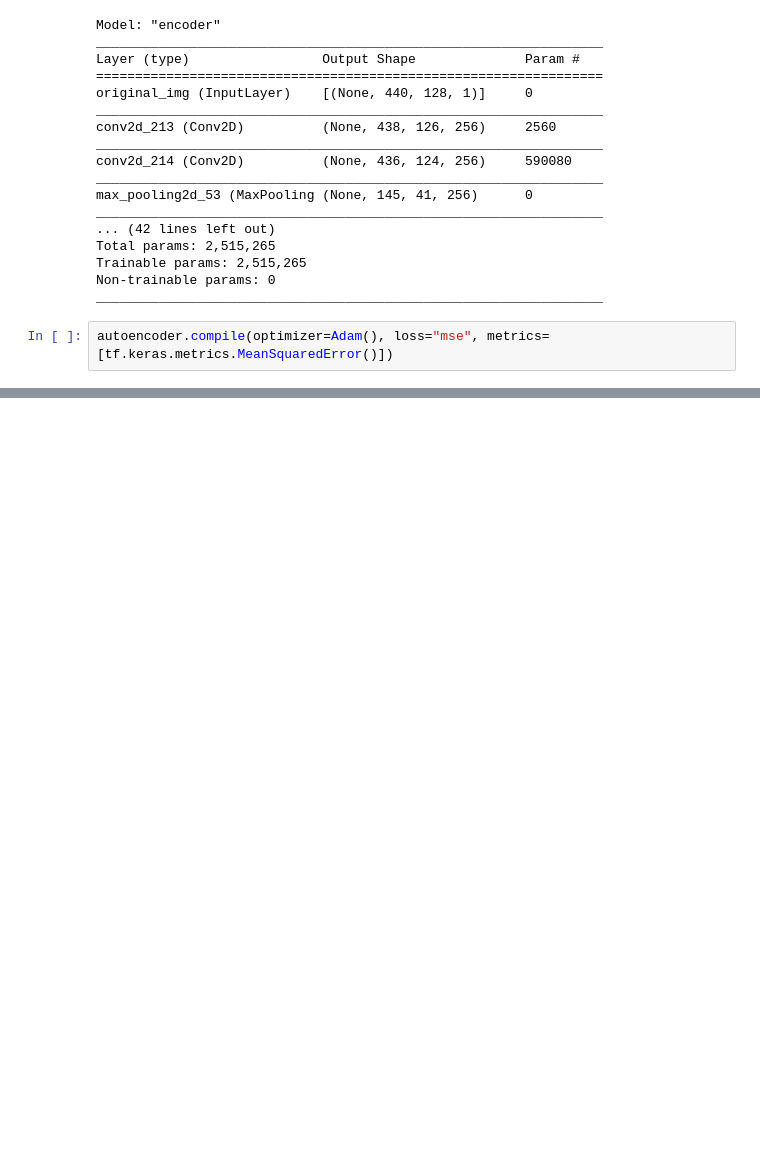
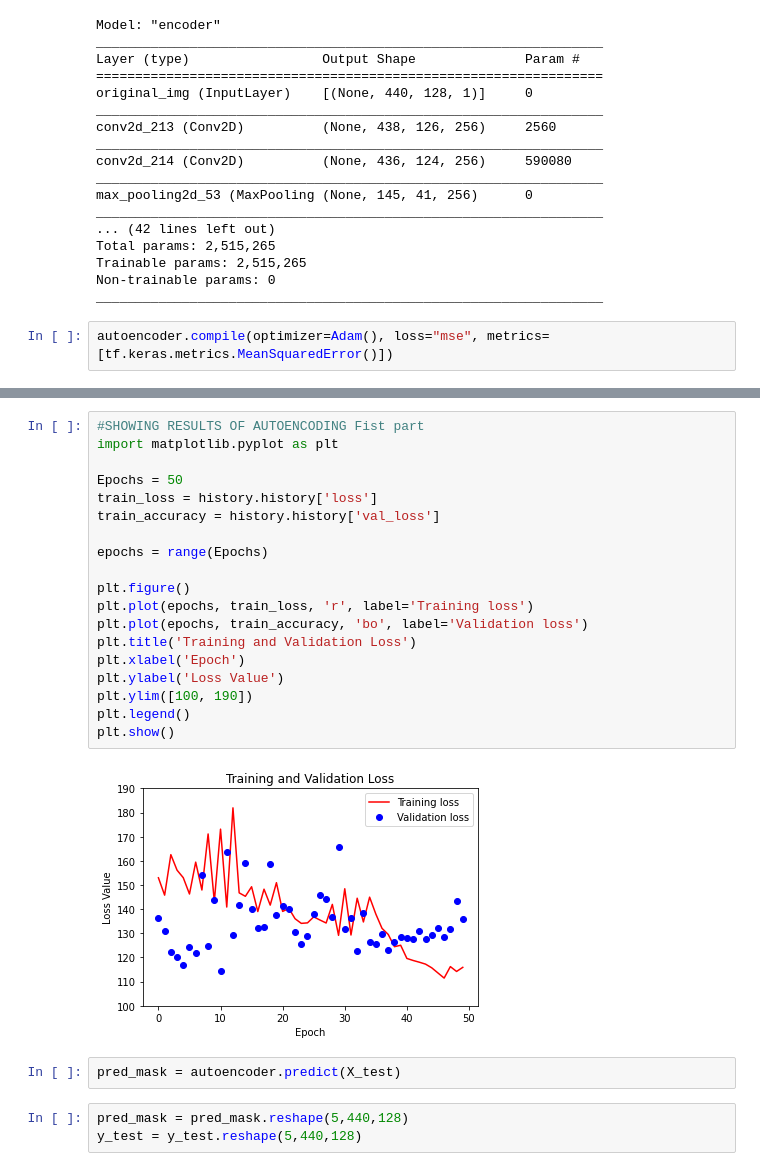
Before and after one commit to CSCCNY/final-project-recomposeclassics, a Jupyter notebook: Bethold_baseline_model.ipynb, the cells around one changed output, grey strips where cells are left out. Saved outputs shown, nothing was run; the diff lists cells and outputs as text; blank space fills up the shorter version.

```diff
--- a/Bethold_baseline_model.ipynb
+++ b/Bethold_baseline_model.ipynb
@@ -353,0 +375,26 @@ Epoch 50/50
+# %%
+#SHOWING RESULTS OF AUTOENCODING Fist part
+import matplotlib.pyplot as plt
+
+Epochs = 50
+train_loss = history.history['loss']
+train_accuracy = history.history['val_loss']
+
+epochs = range(Epochs)
+
+plt.figure()
+plt.plot(epochs, train_loss, 'r', label='Training loss')
+plt.plot(epochs, train_accuracy, 'bo', label='Validation loss')
+plt.title('Training and Validation Loss')
+plt.xlabel('Epoch')
+plt.ylabel('Loss Value')
+plt.ylim([100, 190])
+plt.legend()
+plt.show()
+# %% [output]
+[figure, added]
+# %%
+pred_mask = autoencoder.predict(X_test)
+# %%
+pred_mask = pred_mask.reshape(5,440,128)
+y_test = y_test.reshape(5,440,128)
```
Also changed, not shown: parts of 3 cells of this notebook.
